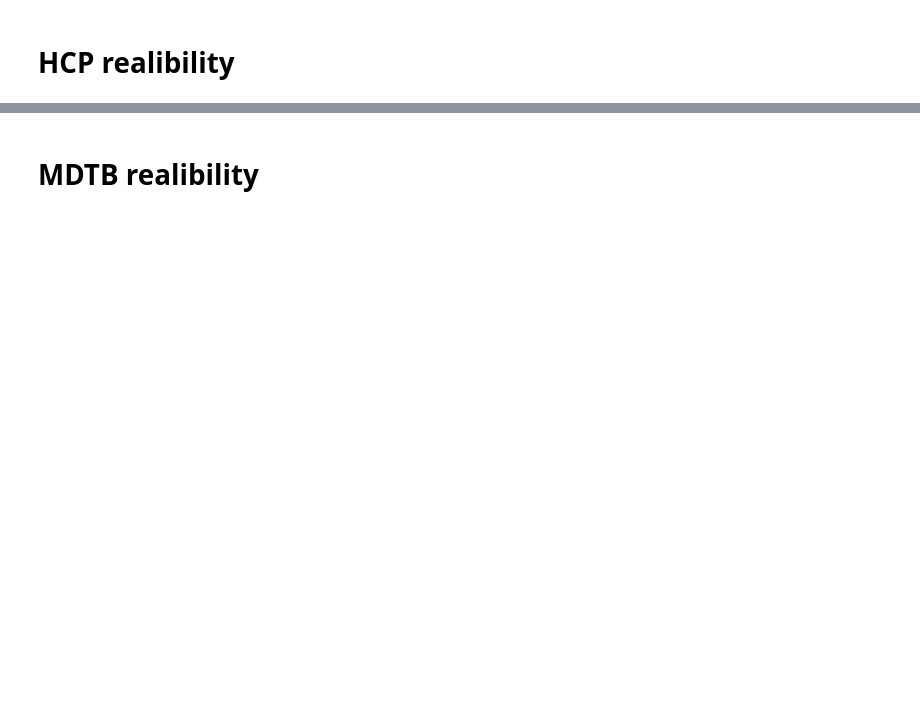
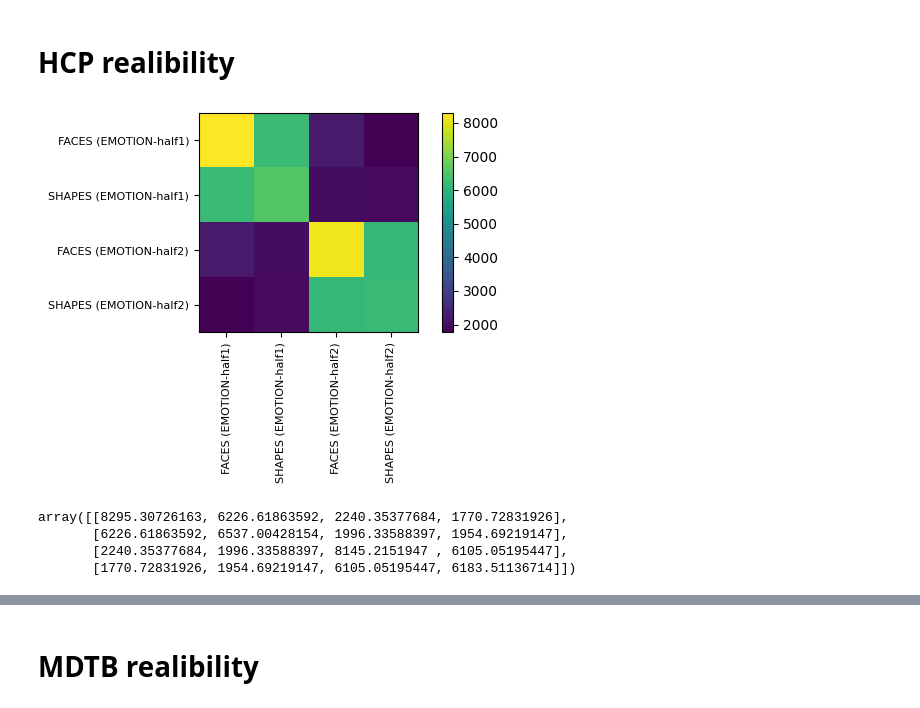
Before and after one commit to DiedrichsenLab/OptimalBattery, a Jupyter notebook: notebooks/8.design_data.ipynb, the cells around one changed output, grey strips where cells are left out. Drawn from its saved outputs; the diff is of its cells as text; code cells hidden in the pictures; blank space fills up the shorter version.

```diff
--- a/notebooks/8.design_data.ipynb
+++ b/notebooks/8.design_data.ipynb
@@ -66,0 +75,8 @@ def plot_covariance(data_hcp, info_hcp, task_name="all"):
+# %%
+plot_covariance(data_hcp, info_hcp, task_name="EMOTION",figuresize=(6, 4),show_legend=True,save_fig = True,save_path = f'{save_path}/covariance_matrix_EMOTION.pdf')
+# %% [output]
+[figure, added]
+array([[8295.30726163, 6226.61863592, 2240.35377684, 1770.72831926],
+       [6226.61863592, 6537.00428154, 1996.33588397, 1954.69219147],
+       [2240.35377684, 1996.33588397, 8145.2151947 , 6105.05195447],
+       [1770.72831926, 1954.69219147, 6105.05195447, 6183.51136714]])
```
Also changed, not shown: parts of 28 cells of this notebook, 8 other files.
